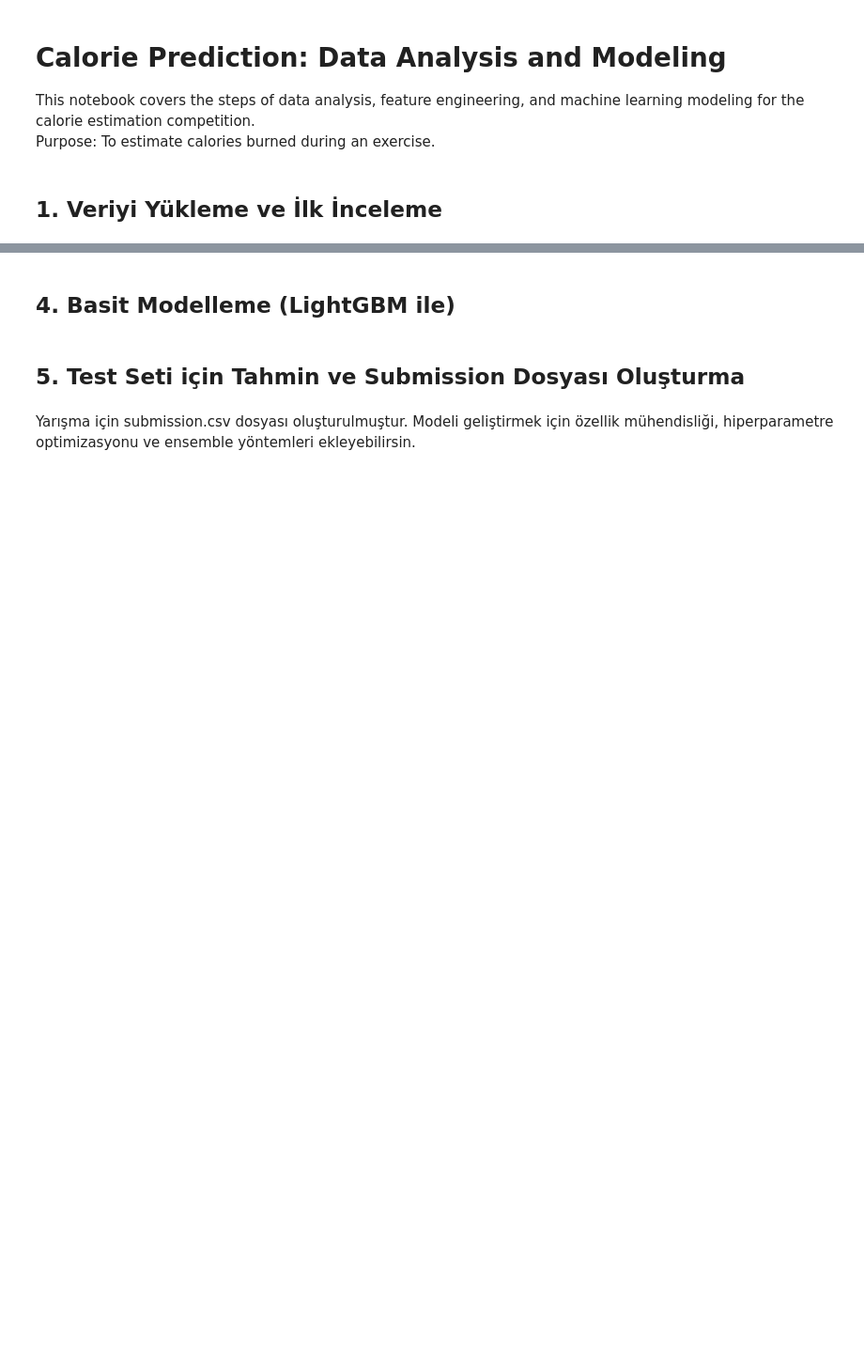
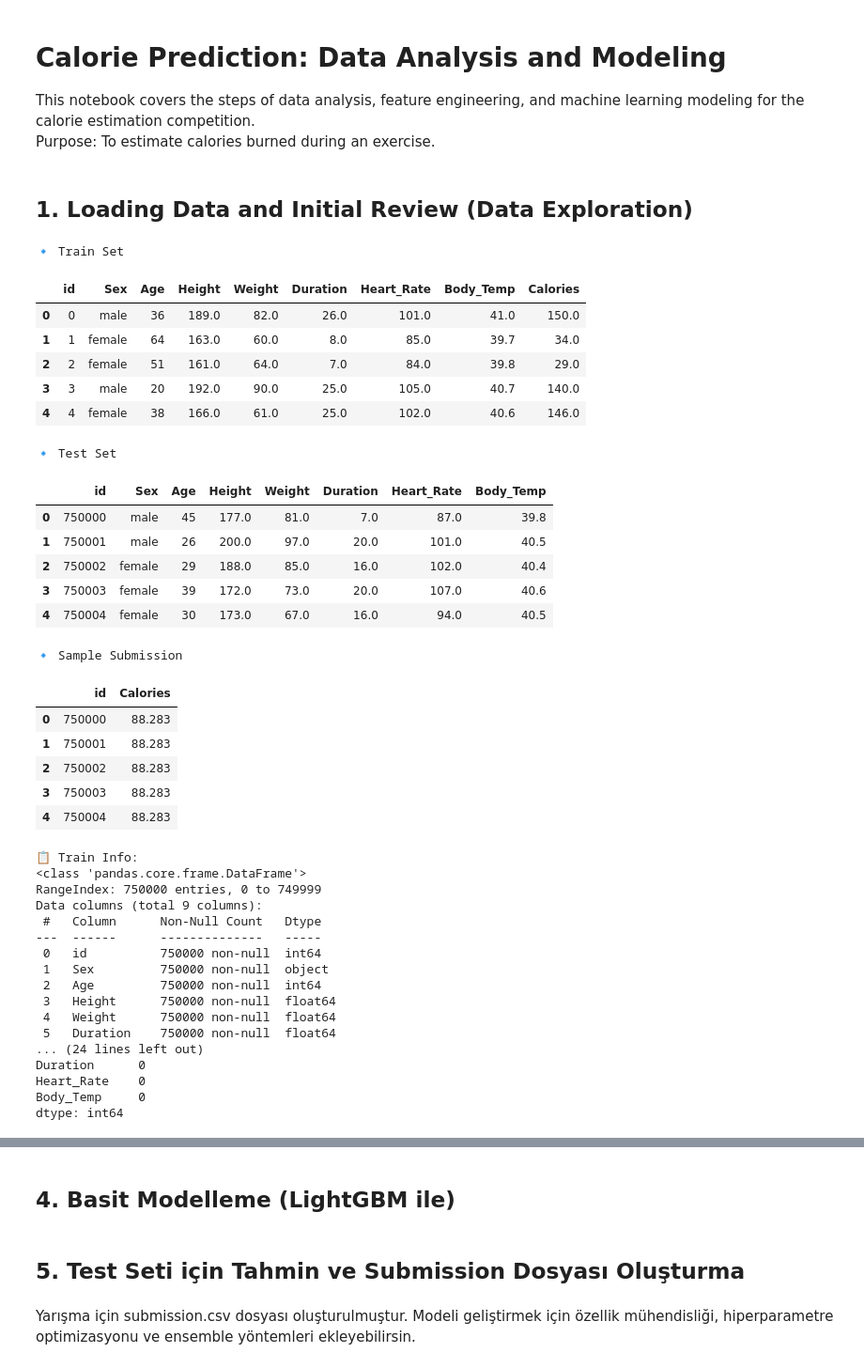
Before and after one commit to Muhammed-Mustafa-Dastan/Kaggle_Competition, a Jupyter notebook: Predict Calorie Expenditure/calorie_prediction.ipynb, the cells around one changed output, grey strips where cells are left out. Shown at 94% size. Cells and saved outputs as stored; diff of their text form; code cells hidden in the pictures; blank space fills up the shorter version.

```diff
--- a/Predict Calorie Expenditure/calorie_prediction.ipynb
+++ b/Predict Calorie Expenditure/calorie_prediction.ipynb
@@ -11,9 +15,67 @@ import seaborn as sns
 # %% [markdown]
-## 1. Veriyi Yükleme ve İlk İnceleme
+## 1. Loading Data and Initial Review (Data Exploration)
 # %%
-# Verileri oku
-train = pd.read_csv('train.csv')
-test = pd.read_csv('test.csv')
+# Load data
+train_df = pd.read_csv("train.csv")
+test_df = pd.read_csv("test.csv")
+sample_submission = pd.read_csv("sample_submission.csv")
 
-# İlk 5 satırı göster
-train.head()
+# Examine the first 5 lines
+print("🔹 Train Set")
+display(train_df.head())
+
+print("\n🔹 Test Set")
+display(test_df.head())
+
+print("\n🔹 Sample Submission")
+display(sample_submission.head())
+
+# General information and data type control
+print("\n📋 Train Info:")
+train_df.info()
+
+# Missing value check
+print("\n🧼 Eksik Değerler (Train):")
+print(train_df.isnull().sum())
+
+print("\n🧼 Eksik Değerler (Test):")
+print(test_df.isnull().sum())
+# %% [output]
+🔹 Train Set
+|  | id | Sex | Age | Height | Weight | Duration | Heart_Rate | Body_Temp | Calories |
+| 0 | 0 | male | 36 | 189.0 | 82.0 | 26.0 | 101.0 | 41.0 | 150.0 |
+| 1 | 1 | female | 64 | 163.0 | 60.0 | 8.0 | 85.0 | 39.7 | 34.0 |
+| 2 | 2 | female | 51 | 161.0 | 64.0 | 7.0 | 84.0 | 39.8 | 29.0 |
+| 3 | 3 | male | 20 | 192.0 | 90.0 | 25.0 | 105.0 | 40.7 | 140.0 |
+| 4 | 4 | female | 38 | 166.0 | 61.0 | 25.0 | 102.0 | 40.6 | 146.0 |
+🔹 Test Set
+|  | id | Sex | Age | Height | Weight | Duration | Heart_Rate | Body_Temp |
+| 0 | 750000 | male | 45 | 177.0 | 81.0 | 7.0 | 87.0 | 39.8 |
+| 1 | 750001 | male | 26 | 200.0 | 97.0 | 20.0 | 101.0 | 40.5 |
+| 2 | 750002 | female | 29 | 188.0 | 85.0 | 16.0 | 102.0 | 40.4 |
+| 3 | 750003 | female | 39 | 172.0 | 73.0 | 20.0 | 107.0 | 40.6 |
+| 4 | 750004 | female | 30 | 173.0 | 67.0 | 16.0 | 94.0 | 40.5 |
+🔹 Sample Submission
+|  | id | Calories |
+| 0 | 750000 | 88.283 |
+| 1 | 750001 | 88.283 |
+| 2 | 750002 | 88.283 |
+| 3 | 750003 | 88.283 |
+| 4 | 750004 | 88.283 |
+📋 Train Info:
+<class 'pandas.core.frame.DataFrame'>
+RangeIndex: 750000 entries, 0 to 749999
+Data columns (total 9 columns):
+ #   Column      Non-Null Count   Dtype
+---  ------      --------------   -----
+ 0   id          750000 non-null  int64
+ 1   Sex         750000 non-null  object
+ 2   Age         750000 non-null  int64
+ 3   Height      750000 non-null  float64
+ 4   Weight      750000 non-null  float64
+ 5   Duration    750000 non-null  float64
+... (24 lines left out)
+Duration      0
+Heart_Rate    0
+Body_Temp     0
+dtype: int64
```
Also changed, not shown: parts of 9 cells of this notebook.
